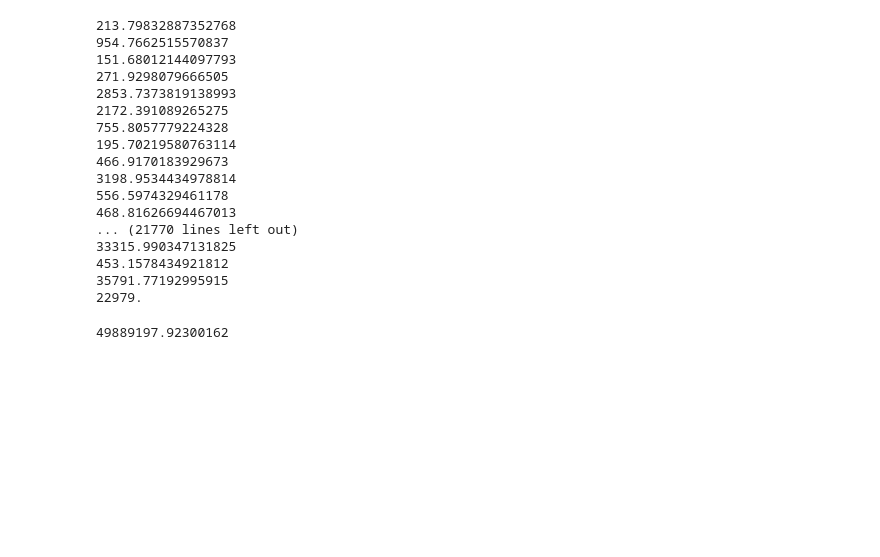
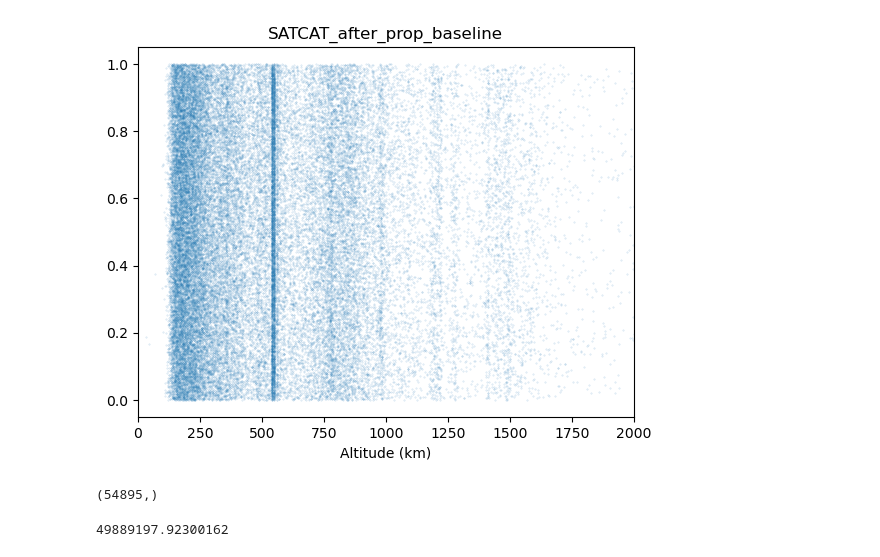
Before and after one commit to ucl-sgnl/FSPSimulator, a Jupyter notebook: src/utils/Visualisation.ipynb, the cells around one changed output. Cells and saved outputs as stored; diff of their text form; code cells hidden in the pictures; blank space fills up the shorter version.

Commit message:
updating visualisations to also include vis-visa law and orbital density

```diff
--- a/src/utils/Visualisation.ipynb
+++ b/src/utils/Visualisation.ipynb
@@ -7,36 +7,46 @@ import numpy as np
 import matplotlib.pyplot as plt
 import datetime
 import math
-# %%
-sys.path.append('D:/UCL/FSPSimulator')
-with open(os.path.join(os.getcwd(), '../../src/data/catalogue/SATCAT_after_prop_baseline.pickle'), 'rb') as f:
-            # Load the data from the pickle file
-            SATCAT_after_prop = pickle.load(f)
+# %%
+def load_file(file):
+    sys.path.append('D:/UCL/FSPSimulator')
+    with open(os.path.join(os.getcwd(), f'../../src/data/catalogue/{file}.pickle'), 'rb') as f:
+        # Load the data from the pickle file
+        data = pickle.load(f)
+        return data
+
+def orbital_highway_plot(simName):
+    sys.path.append('D:/UCL/FSPSimulator')
+    with open(os.path.join(os.getcwd(), f'../../src/data/catalogue/{simName}.pickle'), 'rb') as f:
+        # Load the data from the pickle file
+        data = pickle.load(f)
+
+
+    altitudes = [satellite.altitude for satellite in data]
+    y_values = [random.random() for i in range(len(altitudes))]
+
+    plt.scatter(altitudes, y_values, alpha=0.25, s=0.1)
+    plt.xlim(0, 2000)
+    plt.xlabel('Altitude (km)')
+    plt.title(f'{simName}')
+    plt.show()
+# %%
+sim_name = 'SATCAT_after_prop_baseline'
+orbital_highway_plot(sim_name)
+# %% [output]
+[figure, added]
 # %%
+SATCAT_after_prop = load_file('SATCAT_after_prop_baseline')
 for satellite in SATCAT_after_prop:
     try:
         satellite.altitude = np.linalg.norm(satellite.sgp4_ephemeris[0][1]) - 6378
         print(satellite.altitude)
     except:
         continue
+
+np.shape(SATCAT_after_prop)
 # %% [output]
-213.79832887352768
-954.7662515570837
-151.68012144097793
-271.9298079666505
-2853.7373819138993
-2172.391089265275
-755.8057779224328
-195.70219580763114
-466.9170183929673
-3198.9534434978814
-556.5974329461178
-468.81626694467013
-... (21770 lines left out)
-33315.990347131825
-453.1578434921812
-35791.77192995915
-22979.
+(54895,)
 # %%
 total = 0
 for sat in SATCAT_after_prop:
```
Also changed, not shown: parts of 12 cells of this notebook, 4 other files.
